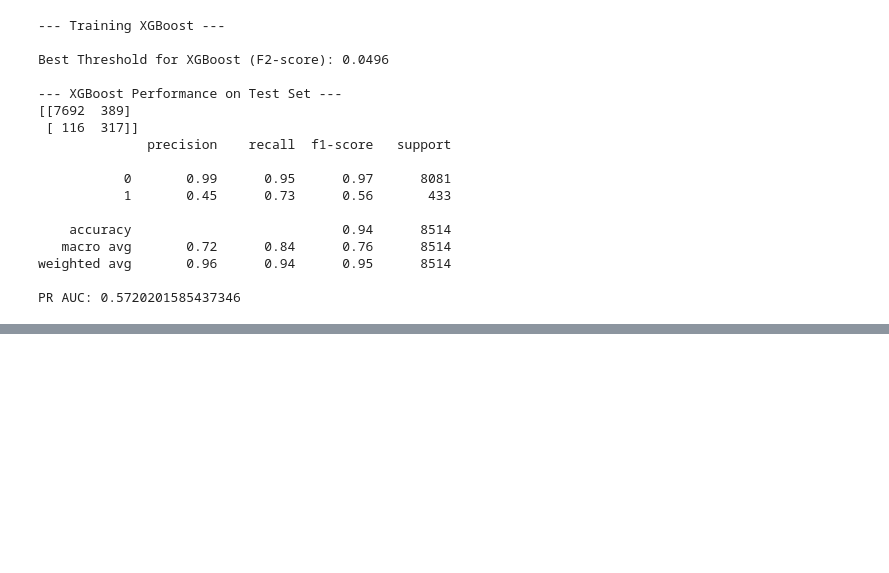
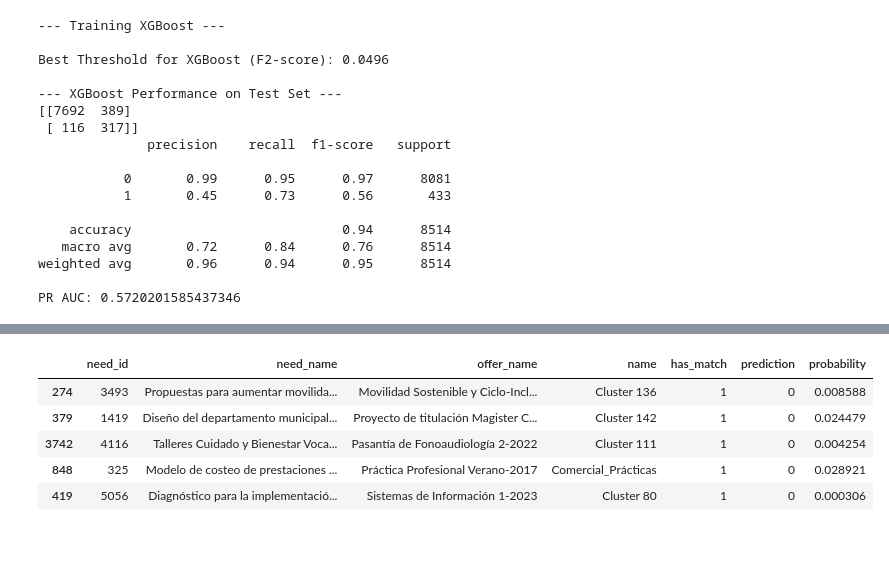
Before and after one commit to nschmidtg/puentes_ai, a Jupyter notebook: binary_exp/match_based.ipynb, the cells around one changed output, grey strips where cells are left out. Drawn from its saved outputs; the diff is of its cells as text; code cells hidden in the pictures; blank space fills up the shorter version.

```diff
--- a/binary_exp/match_based.ipynb
+++ b/binary_exp/match_based.ipynb
@@ -206,5 +196,5 @@ Epoch 12/100
 # %%
-# model=best_model
+model=best_model
 # %%
 # 9. Evaluate the model
 metrics = model.evaluate(X_test_scaled, y_test)
@@ -790,2 +713,11 @@ print(needs_with_missed_matches)
+# %%
+missed_matches_df.head()
+# %% [output]
+|  | need_id | need_name | offer_name | name | has_match | prediction | probability |
+| 274 | 3493 | Propuestas para aumentar movilida... | Movilidad Sostenible y Ciclo-Incl... | Cluster 136 | 1 | 0 | 0.008588 |
+| 379 | 1419 | Diseño del departamento municipal... | Proyecto de titulación Magister C... | Cluster 142 | 1 | 0 | 0.024479 |
+| 3742 | 4116 | Talleres Cuidado y Bienestar Voca... | Pasantía de Fonoaudiología 2-2022 | Cluster 111 | 1 | 0 | 0.004254 |
+| 848 | 325 | Modelo de costeo de prestaciones ... | Práctica Profesional Verano-2017 | Comercial_Prácticas | 1 | 0 | 0.028921 |
+| 419 | 5056 | Diagnóstico para la implementació... | Sistemas de Información 1-2023 | Cluster 80 | 1 | 0 | 0.000306 |
 # %% [markdown]
 #
```
Also changed, not shown: parts of 20 cells of this notebook, 3 other files.
